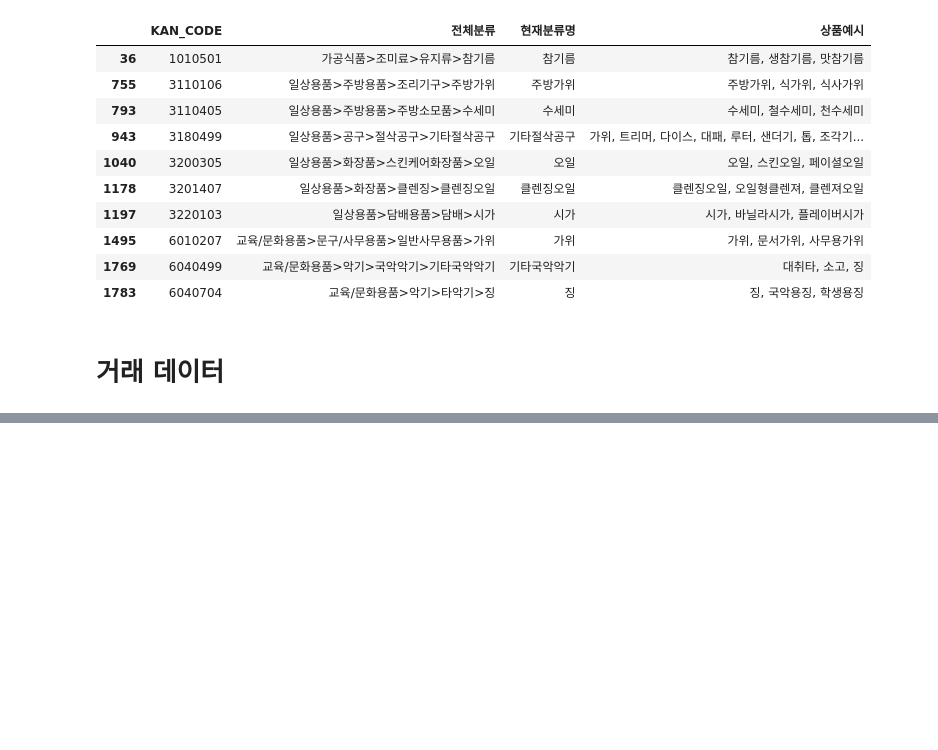
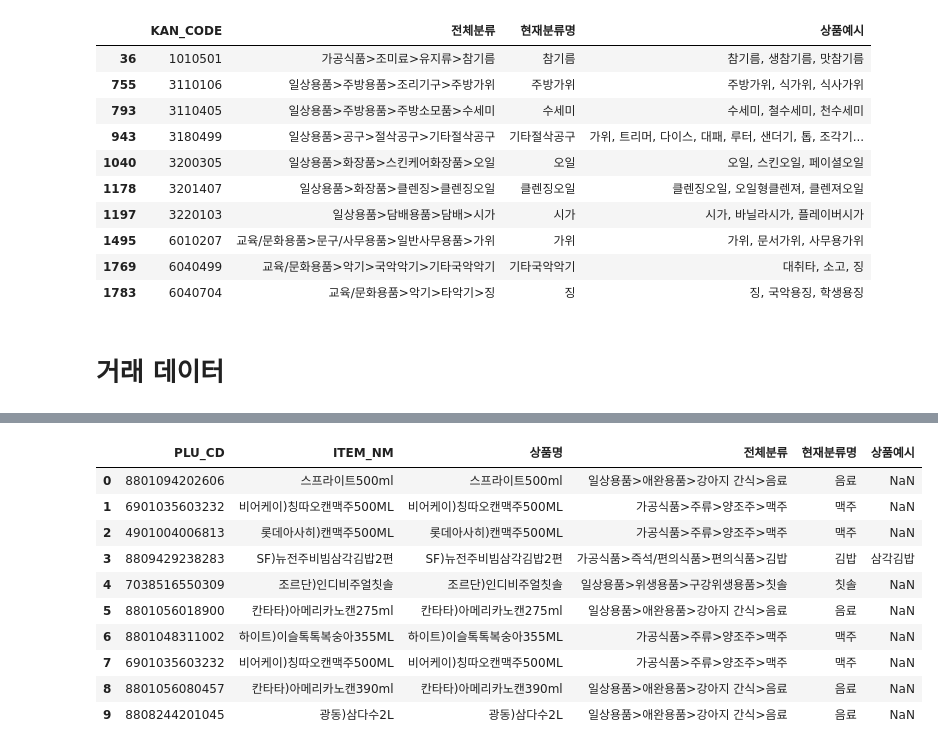
Before and after one commit to almostzero/emart24_codes, a Jupyter notebook: RJY/EDA_items.ipynb, the cells around one changed output, grey strips where cells are left out. Saved outputs shown, nothing was run; the diff lists cells and outputs as text; code cells hidden in the pictures; blank space fills up the shorter version.

```diff
--- a/RJY/EDA_items.ipynb
+++ b/RJY/EDA_items.ipynb
@@ -223,0 +240,3 @@ items['상품명'].unique().shape
+# %%
+items = pd.concat([item1, item2], 0)[['PLU_CD', '상품명', '전체분류', '현재분류명', '상품예시']]
+items['상품명'].unique().shape, items['PLU_CD'].unique().shape, items.shape
@@ -252,4 +263,4 @@ transaction.iloc[:10, i:i+10]
 # %%
-trans_filtered = transaction[transaction['ITEM_NM'].isin(items['상품명'].unique())]
+trans_filtered = transaction[transaction['PLU_CD'].isin(items['PLU_CD'].unique())]
 trans_filtered.shape
 # %% [output]
@@ -270,0 +270,3 @@ fig.show()
+# %%
+trans_filtered.iloc[:10, :].merge(items[~items['PLU_CD'].duplicated()], how='left', on='PLU_CD')[['PLU_CD', 'ITEM_NM', '상품명', '전체분류', '현재분류명', '상품예시']]
+# %% [output]
@@ -270,0 +274,11 @@ fig.show()
+|  | PLU_CD | ITEM_NM | 상품명 | 전체분류 | 현재분류명 | 상품예시 |
+| 0 | 8801094202606 | 스프라이트500ml | 스프라이트500ml | 일상용품>애완용품>강아지 간식>음료 | 음료 | NaN |
+| 1 | 6901035603232 | 비어케이)칭따오캔맥주500ML | 비어케이)칭따오캔맥주500ML | 가공식품>주류>양조주>맥주 | 맥주 | NaN |
+| 2 | 4901004006813 | 롯데아사히)캔맥주500ML | 롯데아사히)캔맥주500ML | 가공식품>주류>양조주>맥주 | 맥주 | NaN |
+| 3 | 8809429238283 | SF)뉴전주비빔삼각김밥2편 | SF)뉴전주비빔삼각김밥2편 | 가공식품>즉석/편의식품>편의식품>김밥 | 김밥 | 삼각김밥 |
+| 4 | 7038516550309 | 조르단)인디비주얼칫솔 | 조르단)인디비주얼칫솔 | 일상용품>위생용품>구강위생용품>칫솔 | 칫솔 | NaN |
+| 5 | 8801056018900 | 칸타타)아메리카노캔275ml | 칸타타)아메리카노캔275ml | 일상용품>애완용품>강아지 간식>음료 | 음료 | NaN |
+| 6 | 8801048311002 | 하이트)이슬톡톡복숭아355ML | 하이트)이슬톡톡복숭아355ML | 가공식품>주류>양조주>맥주 | 맥주 | NaN |
+| 7 | 6901035603232 | 비어케이)칭따오캔맥주500ML | 비어케이)칭따오캔맥주500ML | 가공식품>주류>양조주>맥주 | 맥주 | NaN |
+| 8 | 8801056080457 | 칸타타)아메리카노캔390ml | 칸타타)아메리카노캔390ml | 일상용품>애완용품>강아지 간식>음료 | 음료 | NaN |
+| 9 | 8808244201045 | 광동)삼다수2L | 광동)삼다수2L | 일상용품>애완용품>강아지 간식>음료 | 음료 | NaN |
```
Also changed, not shown: parts of 23 cells of this notebook, 6 other files.
